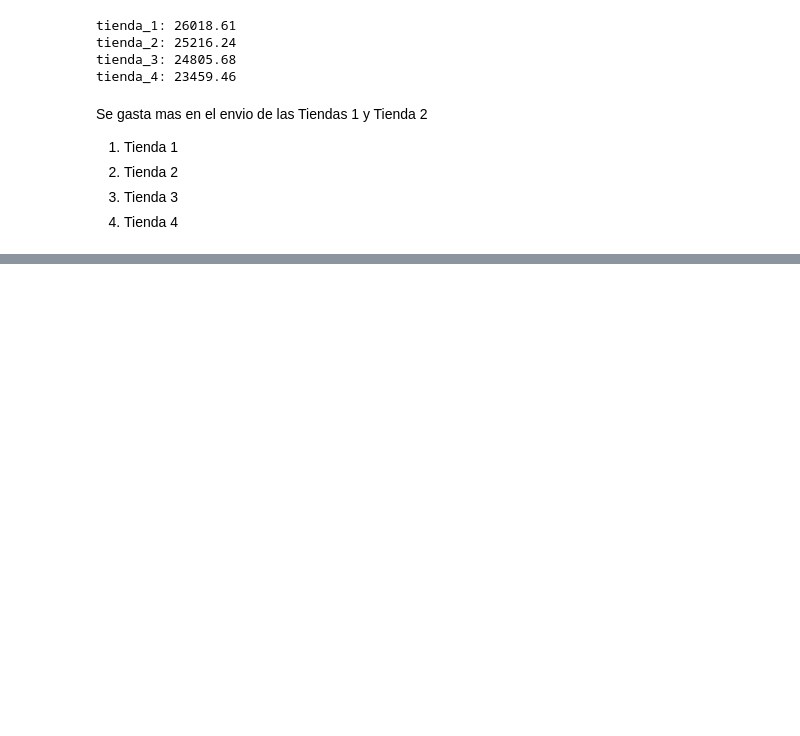
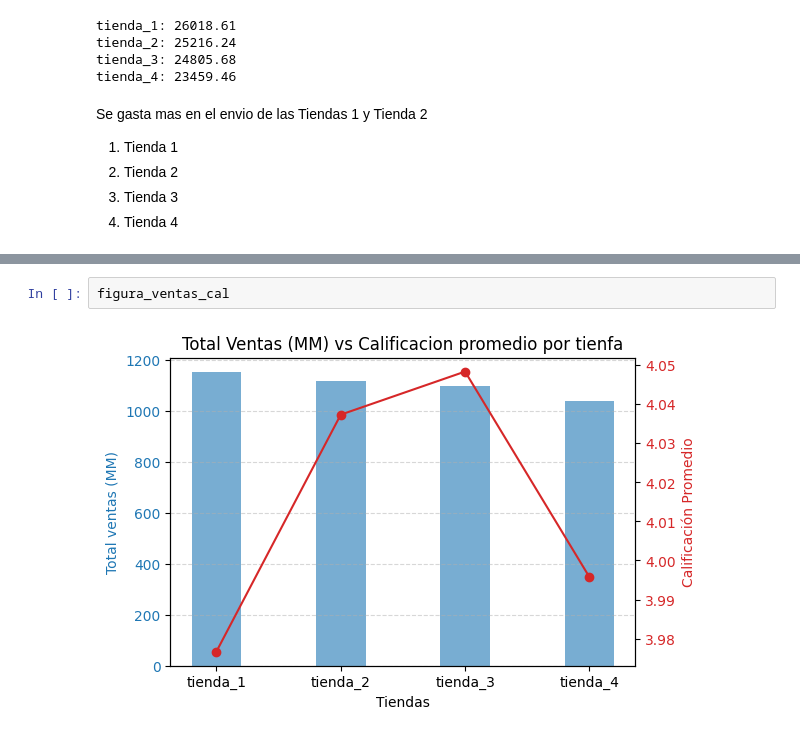
Before and after one commit to Luismrr/Primer_Challenge, a Jupyter notebook: AluraStoreLatam.ipynb, the cells around one changed output, grey strips where cells are left out. Saved outputs shown, nothing was run; the diff lists cells and outputs as text; blank space fills up the shorter version.

```diff
--- a/AluraStoreLatam.ipynb
+++ b/AluraStoreLatam.ipynb
@@ -309,0 +337,4 @@ Se concluye que la venta de una de las tiendas no afectará la reputación de la
+# %%
+figura_ventas_cal
+# %% [output]
+[figure, added]
```
Also changed, not shown: parts of 16 cells of this notebook.
